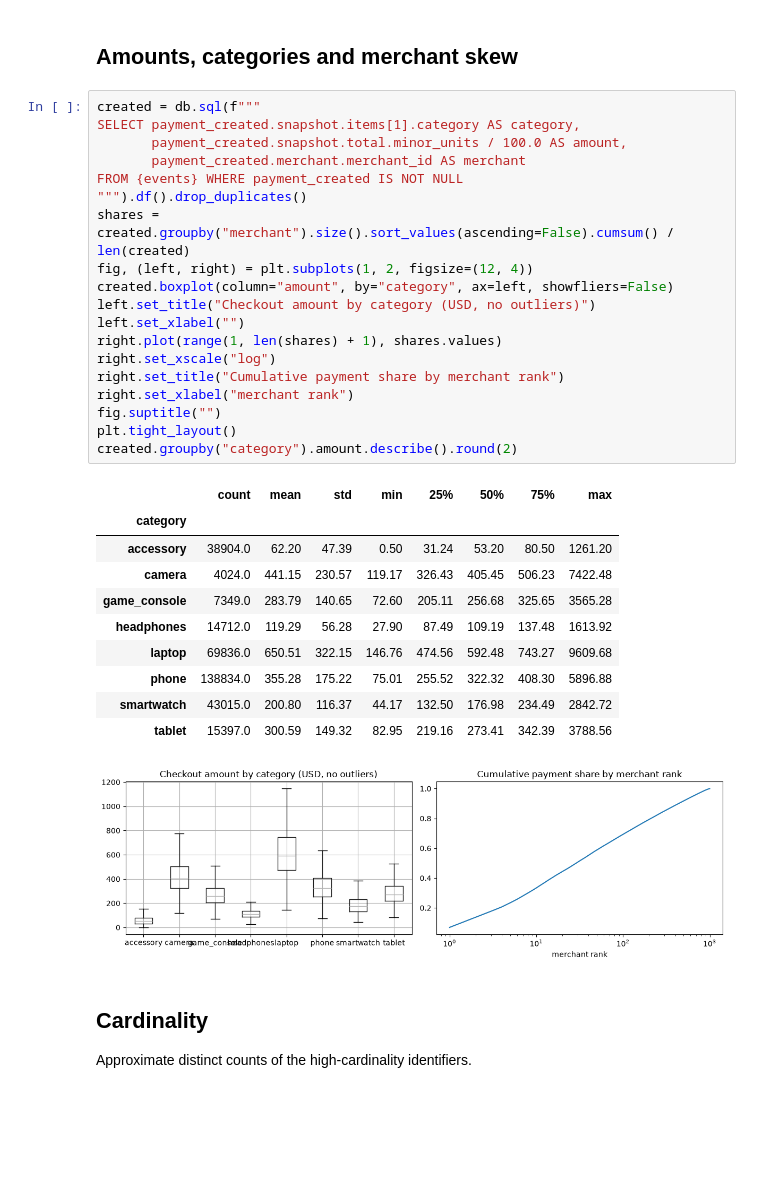
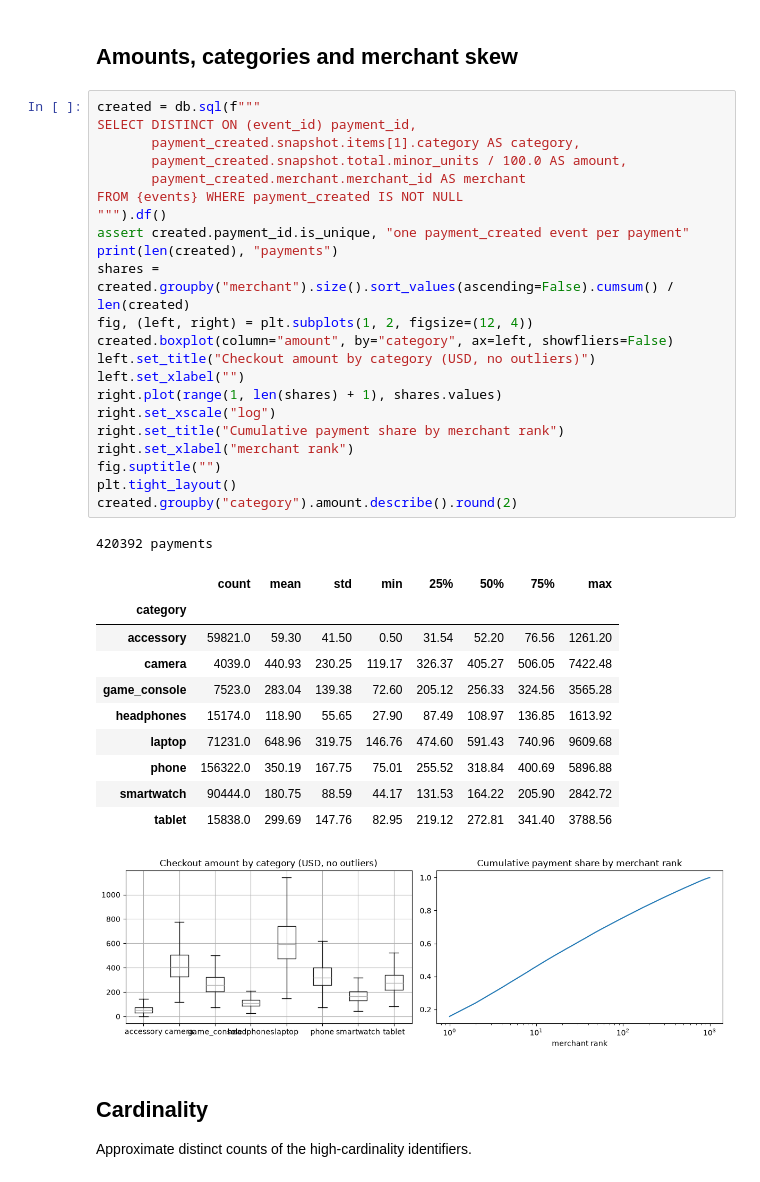
Before and after one commit to phuchoang2603/realtime-credit-card-fraud-detection, a Jupyter notebook: src/simulator/notebooks/historical-sanity.ipynb, the cells around one changed output. Drawn from its saved outputs; the diff is of its cells as text; blank space fills up the shorter version.

```diff
--- a/src/simulator/notebooks/historical-sanity.ipynb
+++ b/src/simulator/notebooks/historical-sanity.ipynb
@@ -111,35 +111,39 @@ WHERE source = 'LABEL_SOURCE_SIMULATION_TRUTH' GROUP BY ALL ORDER BY scenario, a
 ## Amounts, categories and merchant skew
 # %%
 created = db.sql(f"""
-SELECT payment_created.snapshot.items[1].category AS category,
+SELECT DISTINCT ON (event_id) payment_id,
+       payment_created.snapshot.items[1].category AS category,
        payment_created.snapshot.total.minor_units / 100.0 AS amount,
        payment_created.merchant.merchant_id AS merchant
 FROM {events} WHERE payment_created IS NOT NULL
-""").df().drop_duplicates()
+""").df()
+assert created.payment_id.is_unique, "one payment_created event per payment"
+print(len(created), "payments")
 shares = created.groupby("merchant").size().sort_values(ascending=False).cumsum() / len(created)
 fig, (left, right) = plt.subplots(1, 2, figsize=(12, 4))
 created.boxplot(column="amount", by="category", ax=left, showfliers=False)
 left.set_title("Checkout amount by category (USD, no outliers)")
 left.set_xlabel("")
 right.plot(range(1, len(shares) + 1), shares.values)
 right.set_xscale("log")
 right.set_title("Cumulative payment share by merchant rank")
 right.set_xlabel("merchant rank")
 fig.suptitle("")
 plt.tight_layout()
 created.groupby("category").amount.describe().round(2)
 # %% [output]
+420392 payments
 |  | count | mean | std | min | 25% | 50% | 75% | max |
 | category |  |  |  |  |  |  |  |  |
-| accessory | 38904.0 | 62.20 | 47.39 | 0.50 | 31.24 | 53.20 | 80.50 | 1261.20 |
-| camera | 4024.0 | 441.15 | 230.57 | 119.17 | 326.43 | 405.45 | 506.23 | 7422.48 |
-| game_console | 7349.0 | 283.79 | 140.65 | 72.60 | 205.11 | 256.68 | 325.65 | 3565.28 |
-| headphones | 14712.0 | 119.29 | 56.28 | 27.90 | 87.49 | 109.19 | 137.48 | 1613.92 |
-| laptop | 69836.0 | 650.51 | 322.15 | 146.76 | 474.56 | 592.48 | 743.27 | 9609.68 |
-| phone | 138834.0 | 355.28 | 175.22 | 75.01 | 255.52 | 322.32 | 408.30 | 5896.88 |
-| smartwatch | 43015.0 | 200.80 | 116.37 | 44.17 | 132.50 | 176.98 | 234.49 | 2842.72 |
-| tablet | 15397.0 | 300.59 | 149.32 | 82.95 | 219.16 | 273.41 | 342.39 | 3788.56 |
+| accessory | 59821.0 | 59.30 | 41.50 | 0.50 | 31.54 | 52.20 | 76.56 | 1261.20 |
+| camera | 4039.0 | 440.93 | 230.25 | 119.17 | 326.37 | 405.27 | 506.05 | 7422.48 |
+| game_console | 7523.0 | 283.04 | 139.38 | 72.60 | 205.12 | 256.33 | 324.56 | 3565.28 |
+| headphones | 15174.0 | 118.90 | 55.65 | 27.90 | 87.49 | 108.97 | 136.85 | 1613.92 |
+| laptop | 71231.0 | 648.96 | 319.75 | 146.76 | 474.60 | 591.43 | 740.96 | 9609.68 |
+| phone | 156322.0 | 350.19 | 167.75 | 75.01 | 255.52 | 318.84 | 400.69 | 5896.88 |
+| smartwatch | 90444.0 | 180.75 | 88.59 | 44.17 | 131.53 | 164.22 | 205.90 | 2842.72 |
+| tablet | 15838.0 | 299.69 | 147.76 | 82.95 | 219.12 | 272.81 | 341.40 | 3788.56 |
-[figure, old version]
+[figure, new version]
 # %% [markdown]
 ## Cardinality
 
```
Also changed, not shown: 2 other files.
